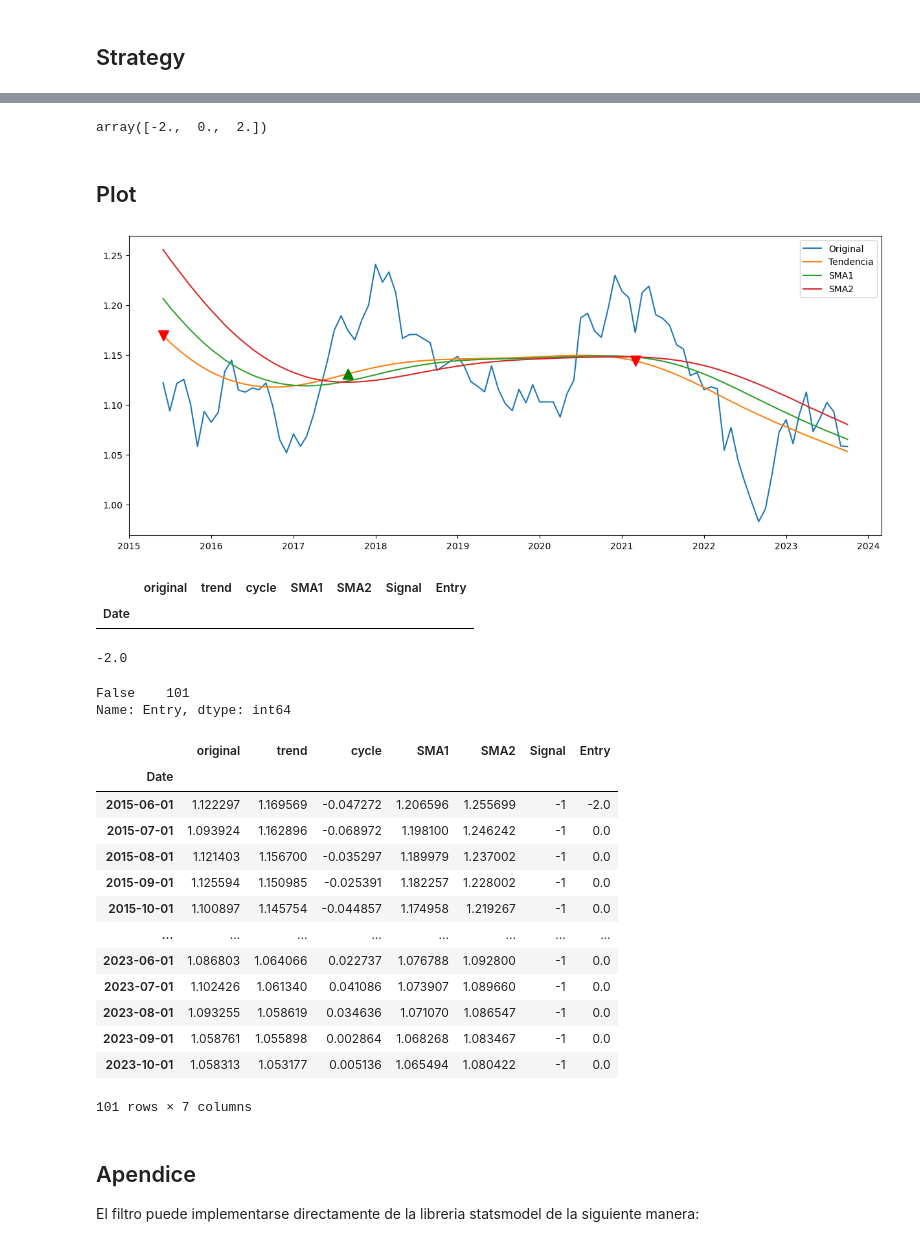
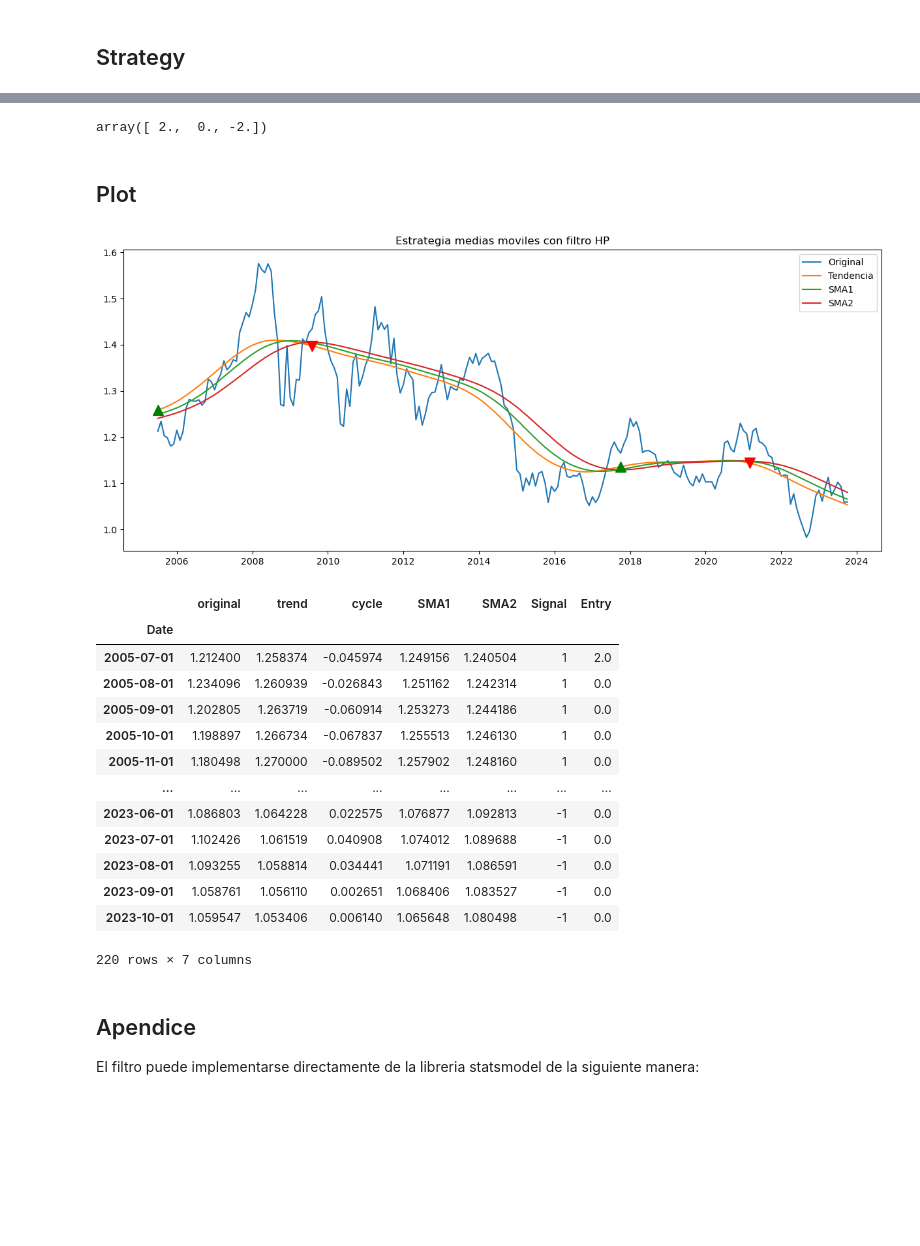
Before and after one commit to jusrojasrod/Forex-Strategies, a Jupyter notebook: Moving averages with HP filter.ipynb, the cells around one changed output, grey strips where cells are left out. Saved outputs shown, nothing was run; the diff lists cells and outputs as text; code cells hidden in the pictures; blank space fills up the shorter version.

```diff
--- a/Moving averages with HP filter.ipynb
+++ b/Moving averages with HP filter.ipynb
@@ -100,7 +104,7 @@ except:
 ## Import Forex data
 # %%
 ticker = "EURUSD=X"
-eurusd = yf.download(ticker, period="10y", interval="1mo")
+eurusd = yf.download(ticker, period="20y", interval="1mo")
 # %% [output]
 [*********************100%%**********************]  1 of 1 completed
 # %%
@@ -199,7 +203,3 @@ def strategy(data):
     return df
 # %%
 strategy_df = strategy(df_final)
-# %%
-strategy_df["Entry"] = strategy_df.Signal.diff()
-strategy_df["Entry"][0] = np.where(strategy_df["Signal"][0] == 1, 2, 0)
-strategy_df["Entry"][0] = np.where(strategy_df["Signal"][0] == -1, -2, strategy_df["Entry"][0])
@@ -215,56 +206,48 @@ See the caveats in the documentation: https://pandas.pydata.org/pandas-docs/stab
+# %%
+entry = strategy_df.Signal.diff()
+entry[0] = np.where(strategy_df["Signal"][0] == 1, 2, 0)
+entry[0] = np.where(strategy_df["Signal"][0] == -1, -2, entry[0])
+strategy_df["Entry"] = entry
 # %%
 strategy_df.Entry.unique()
 # %% [output]
-array([-2.,  0.,  2.])
+array([ 2.,  0., -2.])
 # %% [markdown]
 ## Plot
 # %%
 plt.figure(figsize=(15,6))
 plt.plot(strategy_df["original"], label="Original")
 plt.plot(strategy_df["trend"], label="Tendencia")
 plt.plot(strategy_df["SMA1"], label="SMA1")
 plt.plot(strategy_df["SMA2"], label="SMA2")
 
 plt.plot(strategy_df.loc[strategy_df["Entry"] == -2].index, strategy_df["trend"][strategy_df["Entry"] == -2],
          'v', color='r', markersize=12)
 plt.plot(strategy_df.loc[strategy_df["Entry"] == 2].index, strategy_df["trend"][strategy_df["Entry"] == 2],
          '^', color='g', markersize=12)
+plt.title(r'Estrategia medias moviles con filtro HP')
 
 plt.legend()
 plt.show()
 # %% [output]
-[figure, old version]
+[figure, new version]
-# %%
-strategy_df[strategy_df["Entry"] == np.nan]
-# %% [output]
-|  | original | trend | cycle | SMA1 | SMA2 | Signal | Entry |
-| Date |  |  |  |  |  |  |  |
-# %%
-strategy_df["Entry"].iloc[0]
-# %% [output]
--2.0
-# %%
-strategy_df.Entry.isna().value_counts()
-# %% [output]
-False    101
-Name: Entry, dtype: int64
 # %%
 strategy_df
 # %% [output]
 |  | original | trend | cycle | SMA1 | SMA2 | Signal | Entry |
 | Date |  |  |  |  |  |  |  |
-| 2015-06-01 | 1.122297 | 1.169569 | -0.047272 | 1.206596 | 1.255699 | -1 | -2.0 |
-| 2015-07-01 | 1.093924 | 1.162896 | -0.068972 | 1.198100 | 1.246242 | -1 | 0.0 |
-| 2015-08-01 | 1.121403 | 1.156700 | -0.035297 | 1.189979 | 1.237002 | -1 | 0.0 |
-| 2015-09-01 | 1.125594 | 1.150985 | -0.025391 | 1.182257 | 1.228002 | -1 | 0.0 |
-| 2015-10-01 | 1.100897 | 1.145754 | -0.044857 | 1.174958 | 1.219267 | -1 | 0.0 |
+| 2005-07-01 | 1.212400 | 1.258374 | -0.045974 | 1.249156 | 1.240504 | 1 | 2.0 |
+| 2005-08-01 | 1.234096 | 1.260939 | -0.026843 | 1.251162 | 1.242314 | 1 | 0.0 |
+| 2005-09-01 | 1.202805 | 1.263719 | -0.060914 | 1.253273 | 1.244186 | 1 | 0.0 |
+| 2005-10-01 | 1.198897 | 1.266734 | -0.067837 | 1.255513 | 1.246130 | 1 | 0.0 |
+| 2005-11-01 | 1.180498 | 1.270000 | -0.089502 | 1.257902 | 1.248160 | 1 | 0.0 |
 | ... | ... | ... | ... | ... | ... | ... | ... |
-| 2023-06-01 | 1.086803 | 1.064066 | 0.022737 | 1.076788 | 1.092800 | -1 | 0.0 |
-| 2023-07-01 | 1.102426 | 1.061340 | 0.041086 | 1.073907 | 1.089660 | -1 | 0.0 |
-| 2023-08-01 | 1.093255 | 1.058619 | 0.034636 | 1.071070 | 1.086547 | -1 | 0.0 |
-| 2023-09-01 | 1.058761 | 1.055898 | 0.002864 | 1.068268 | 1.083467 | -1 | 0.0 |
-| 2023-10-01 | 1.058313 | 1.053177 | 0.005136 | 1.065494 | 1.080422 | -1 | 0.0 |
+| 2023-06-01 | 1.086803 | 1.064228 | 0.022575 | 1.076877 | 1.092813 | -1 | 0.0 |
+| 2023-07-01 | 1.102426 | 1.061519 | 0.040908 | 1.074012 | 1.089688 | -1 | 0.0 |
+| 2023-08-01 | 1.093255 | 1.058814 | 0.034441 | 1.071191 | 1.086591 | -1 | 0.0 |
+| 2023-09-01 | 1.058761 | 1.056110 | 0.002651 | 1.068406 | 1.083527 | -1 | 0.0 |
+| 2023-10-01 | 1.059547 | 1.053406 | 0.006140 | 1.065648 | 1.080498 | -1 | 0.0 |
-101 rows × 7 columns
+220 rows × 7 columns
 # %% [markdown]
 ## Apendice
 
```
Also changed, not shown: parts of 9 cells of this notebook.
